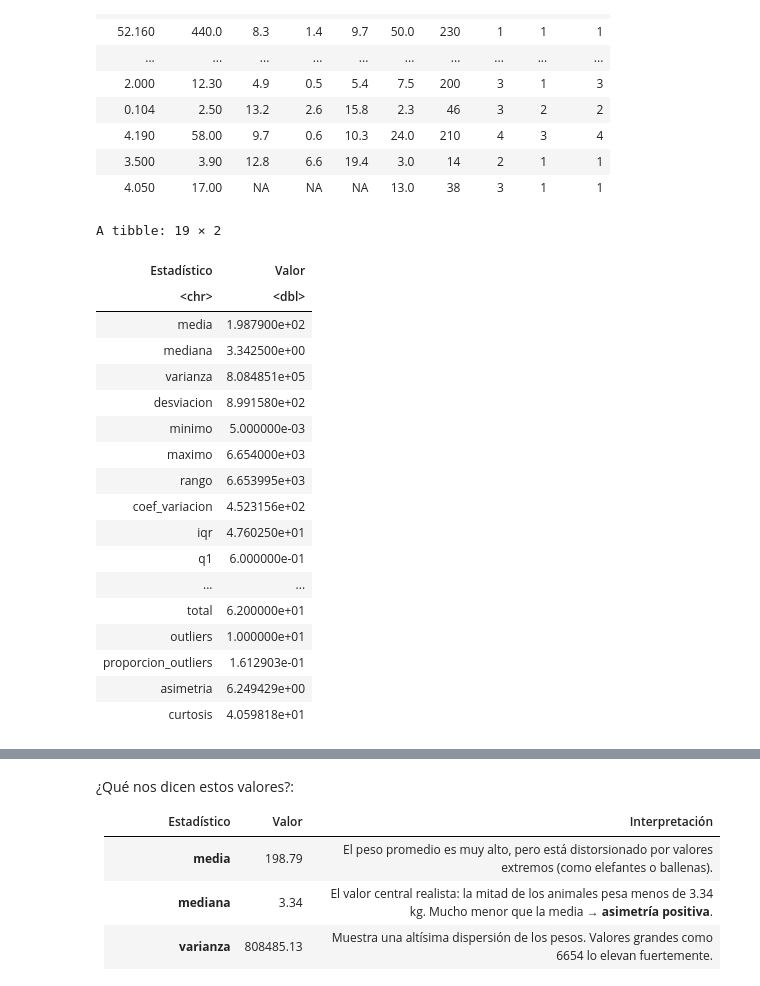
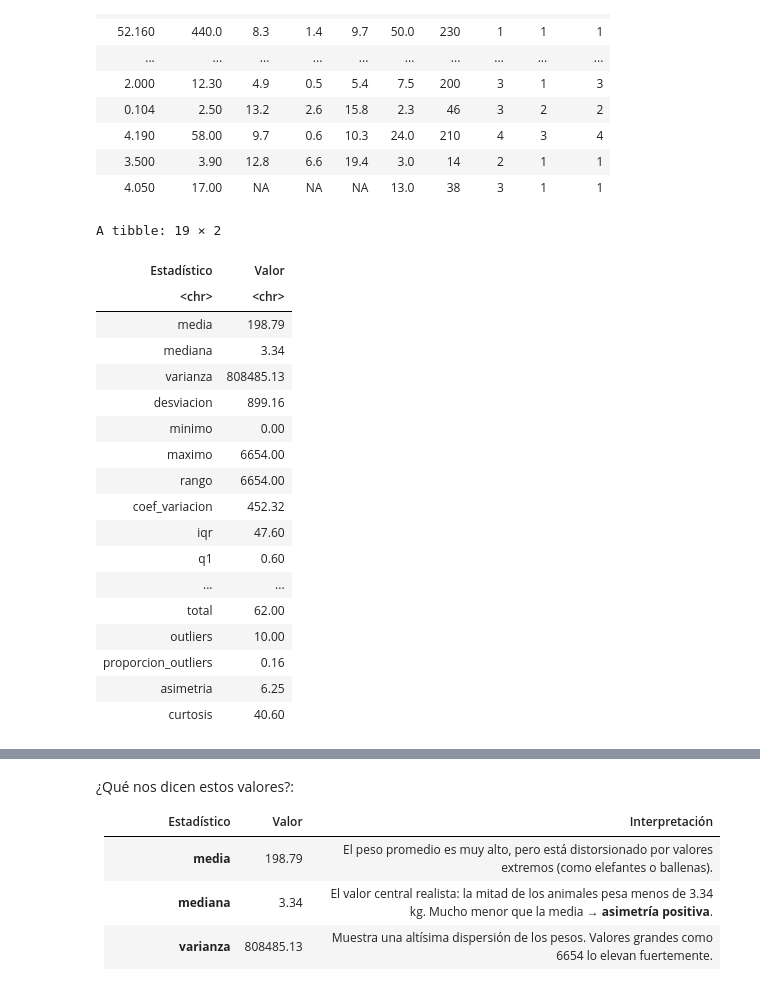
Before and after one commit to ednavivianasegura/ERAP_Curso_R, a Jupyter notebook: ERAP_R_Course_Modulo_IV.ipynb, the cells around one changed output, grey strips where cells are left out. Cells and saved outputs as stored; diff of their text form; code cells hidden in the pictures.

```diff
--- a/ERAP_R_Course_Modulo_IV.ipynb
+++ b/ERAP_R_Course_Modulo_IV.ipynb
@@ -179,7 +181,7 @@ A data.frame: 62 × 10
 | 4.050 | 17.00 | NA | NA | NA | 13.0 | 38 | 3 | 1 | 1 |
 # %%
 # Calcular resumen estadístico de la variable BodyWgt
-tabla_resultados1<- sleep_limpio_BodyWgt%>%
+(tabla_resultados1<- sleep_limpio_BodyWgt%>%
   summarise(
   #medidas de tendencia central
   media = mean(BodyWgt), #promedio
@@ -194,48 +196,49 @@ tabla_resultados1<- sleep_limpio_BodyWgt%>%
 
   #Coeficiente de variación:
   coef_variacion = (desviacion / media)*100, #cv
 
   #Medidas de posición
   iqr = IQR(BodyWgt), #rango intercuartílico
   q1 = quantile(BodyWgt, 0.25), # primer cuartil (25%)
   q3 = quantile(BodyWgt, 0.75), # tercer cuartil (75%)
   p90 = quantile(BodyWgt, 0.90), # percentil (90%)
   LI =q1 - 1.5*iqr, # limite inferior.
   LS= q3 + 1.5*iqr, # límite superior.
   #COnteo de valores atípicos:
   total =n(), #cuenta el número de observaciones
   outliers = sum(BodyWgt < LI |BodyWgt > LS), # contar el número de valores atípicos
   proporcion_outliers = outliers / total, # proporción de datos atípicos
 
   #forma de la distribución:
   asimetria = skewness(BodyWgt), # asimetría
   curtosis = kurtosis(BodyWgt)
   )%>%
     #tranformación de la tabla (convirtiendo filas a columnas)
   pivot_longer(
     cols = everything(),
     names_to = "Estadístico",
     values_to = "Valor"
   )%>%
     #redondear los valores a 2 decimales y eliminamos al notación científica
-tabla_resultados1
+  mutate(
+    Valor = format(round(Valor,2), scientific = FALSE)))
 # %% [output]
 A tibble: 19 × 2
 | Estadístico | Valor |
-| <chr> | <dbl> |
-| media | 1.987900e+02 |
-| mediana | 3.342500e+00 |
-| varianza | 8.084851e+05 |
-| desviacion | 8.991580e+02 |
-| minimo | 5.000000e-03 |
-| maximo | 6.654000e+03 |
-| rango | 6.653995e+03 |
-| coef_variacion | 4.523156e+02 |
-| iqr | 4.760250e+01 |
-| q1 | 6.000000e-01 |
+| <chr> | <chr> |
+| media | 198.79 |
+| mediana | 3.34 |
+| varianza | 808485.13 |
+| desviacion | 899.16 |
+| minimo | 0.00 |
+| maximo | 6654.00 |
+| rango | 6654.00 |
+| coef_variacion | 452.32 |
+| iqr | 47.60 |
+| q1 | 0.60 |
 | ... | ... |
-| total | 6.200000e+01 |
-| outliers | 1.000000e+01 |
-| proporcion_outliers | 1.612903e-01 |
-| asimetria | 6.249429e+00 |
-| curtosis | 4.059818e+01 |
+| total | 62.00 |
+| outliers | 10.00 |
+| proporcion_outliers | 0.16 |
+| asimetria | 6.25 |
+| curtosis | 40.60 |
```
Also changed, not shown: parts of 43 cells of this notebook.
